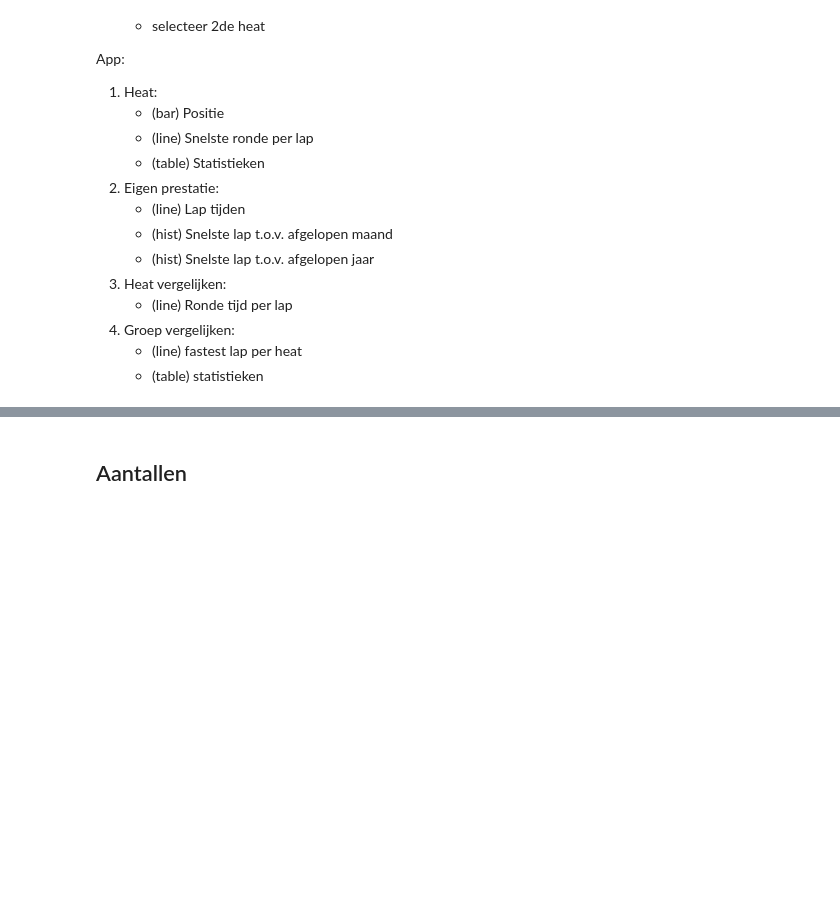
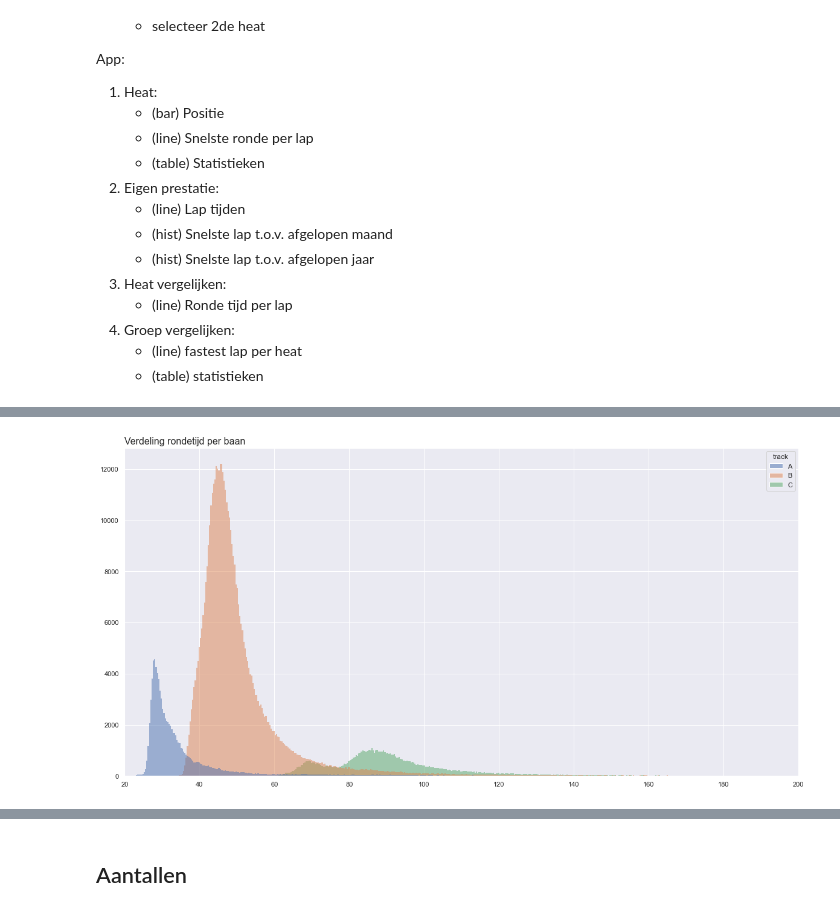
Before and after one commit to danteschrama/kart-lap-times-analysis, a Jupyter notebook: notebooks/data_analytics.ipynb, the cells around one changed output, grey strips where cells are left out. Cells and saved outputs as stored; diff of their text form; code cells hidden in the pictures; blank space fills up the shorter version.

```diff
--- a/notebooks/data_analytics.ipynb
+++ b/notebooks/data_analytics.ipynb
@@ -187,0 +158,15 @@ df["datetime"] = pd.to_datetime(df["datetime"], format="%A %d %B %H:%M %Y")
+# %%
+ax = sns.histplot(
+    data=df[df["location"] == "delft"],
+    x="lap_time",
+    hue="track"
+)
+plt.xlim(20, 200)
+
+ax.set_title("Verdeling rondetijd per baan", fontsize=16, loc="left")
+ax.set_ylabel(None)
+ax.set_xlabel(None)
+
+plt.show()
+# %% [output]
+[figure, added]
```
Also changed, not shown: parts of 134 cells of this notebook, 20 other files.
